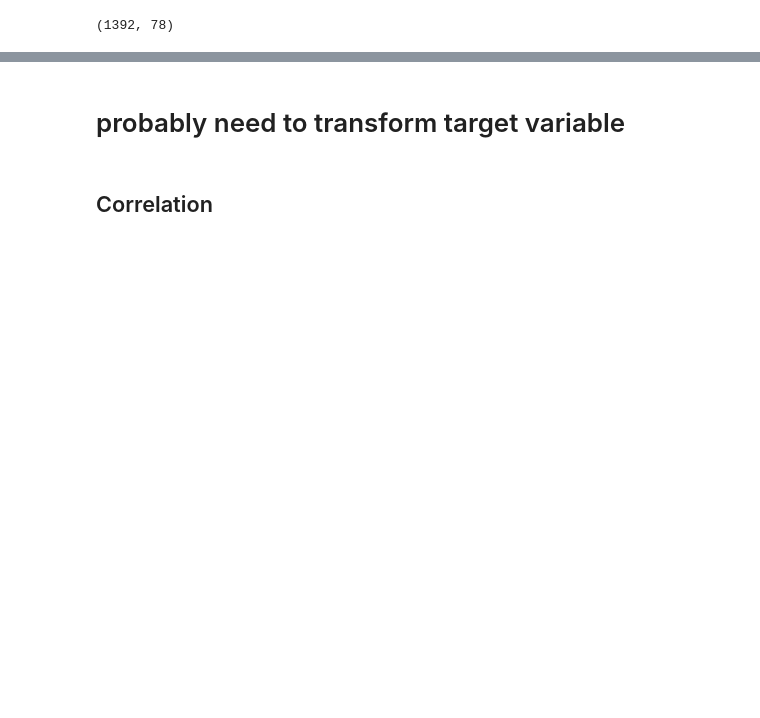
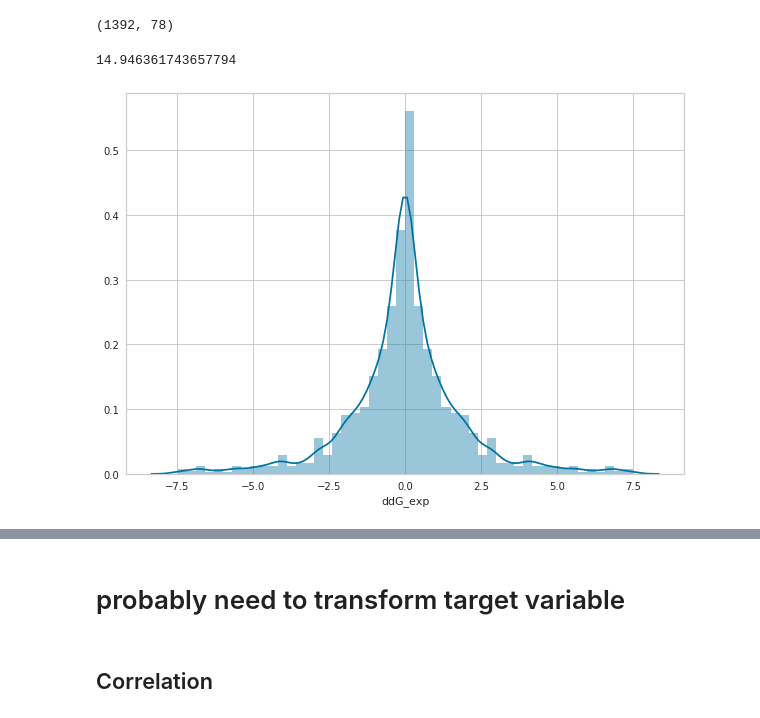
Before and after one commit to victorfica/Master-thesis, a Jupyter notebook: notebooks/testing_GBT_train15-skempi_FINAL.ipynb, the cells around one changed output, grey strips where cells are left out. Saved outputs shown, nothing was run; the diff lists cells and outputs as text; code cells hidden in the pictures; blank space fills up the shorter version.

```diff
--- a/notebooks/testing_GBT_train15-skempi_FINAL.ipynb
+++ b/notebooks/testing_GBT_train15-skempi_FINAL.ipynb
@@ -42,6 +42,16 @@ features_names = df_final.drop('ddG_exp',axis=1).columns
 df_final.shape
 # %% [output]
 (1392, 78)
+# %%
+df_final["ddG_exp"].max() - df_final["ddG_exp"].min()
+# %% [output]
+14.946361743657794
+# %%
+f, ax = plt.subplots(figsize=(10, 7))
+sns.distplot(df_final['ddG_exp']);
+plt.savefig("Train15_Distribution.png",dpi=300,bbox_inches="tight")
+# %% [output]
+[figure, added]
 # %%
 # Split train and independent test data
 
```
Also changed, not shown: parts of 22 cells of this notebook, 16 other files.
